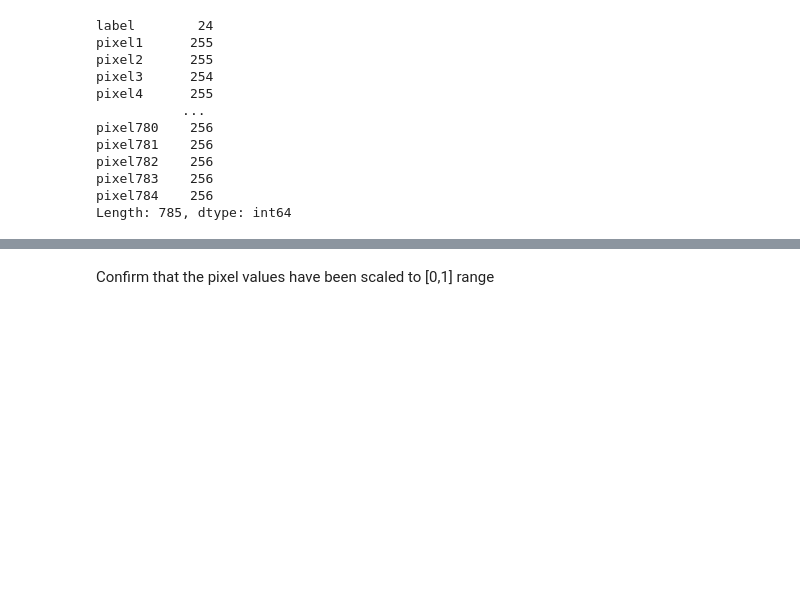
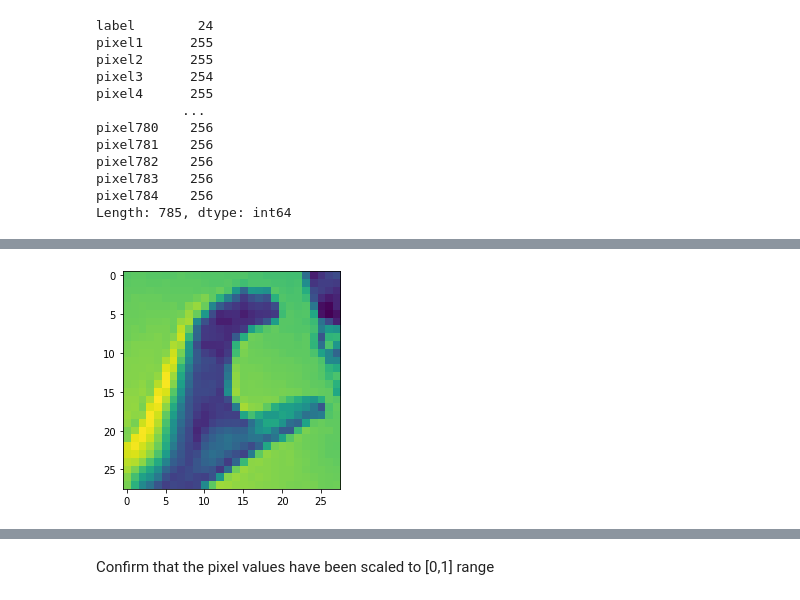
Before and after one commit to skirui-source/mle8-capstone, a Jupyter notebook: nb/asl_classifier_cnn.ipynb, the cells around one changed output, grey strips where cells are left out. Saved outputs shown, nothing was run; the diff lists cells and outputs as text; code cells hidden in the pictures; blank space fills up the shorter version.

```diff
--- a/nb/asl_classifier_cnn.ipynb
+++ b/nb/asl_classifier_cnn.ipynb
@@ -19,2 +25,3 @@ from IPython.display import Image
 # %%
-data = pd.read_csv("../data/sign_mnist_train.zip")
+train_data = pd.read_csv("../data/sign_mnist_train.zip")
+eval_data = pd.read_csv("../data/sign_mnist_eval.zip")
@@ -90,0 +103,5 @@ Feature scaling: normalize the image pixel values from [0, 255] to [0,1] range u
+# %%
+images = pixels.values
+images = np.array([np.reshape(i, (28, 28)) for i in images])
+images = np.array([i.flatten() for i in images])
+images
@@ -90,0 +116,4 @@ Feature scaling: normalize the image pixel values from [0, 255] to [0,1] range u
+# %%
+plt.imshow(images[2].reshape(28,28));
+# %% [output]
+[figure, added]
```
Also changed, not shown: parts of 39 cells of this notebook, 2 other files.
